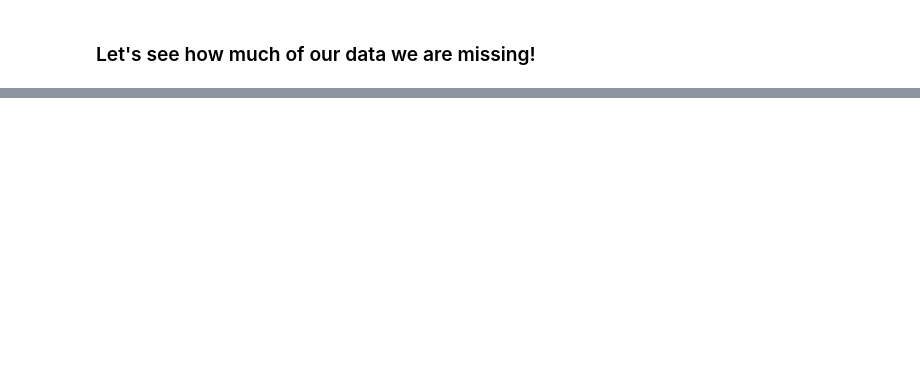
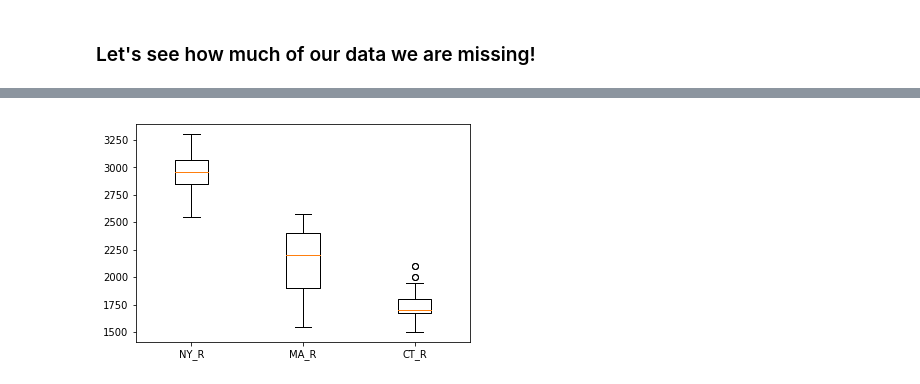
Before and after one commit to irenebratsis/Thinkful, a Jupyter notebook: 42. Final Capstone!!! .ipynb, the cells around one changed output, grey strips where cells are left out. Cells and saved outputs as stored; diff of their text form; code cells hidden in the pictures; blank space fills up the shorter version.

```diff
--- a/42. Final Capstone!!! .ipynb
+++ b/42. Final Capstone!!! .ipynb
@@ -182,0 +400,6 @@ dtype: float64
+# %%
+plt.boxplot([df_final.NY_R, df_final.MA_R, df_final.CT_R])
+plt.xticks([1,2,3], ['NY_R','MA_R', 'CT_R'])
+plt.show()
+# %% [output]
+[figure, added]
```
Also changed, not shown: parts of 110 cells of this notebook.
